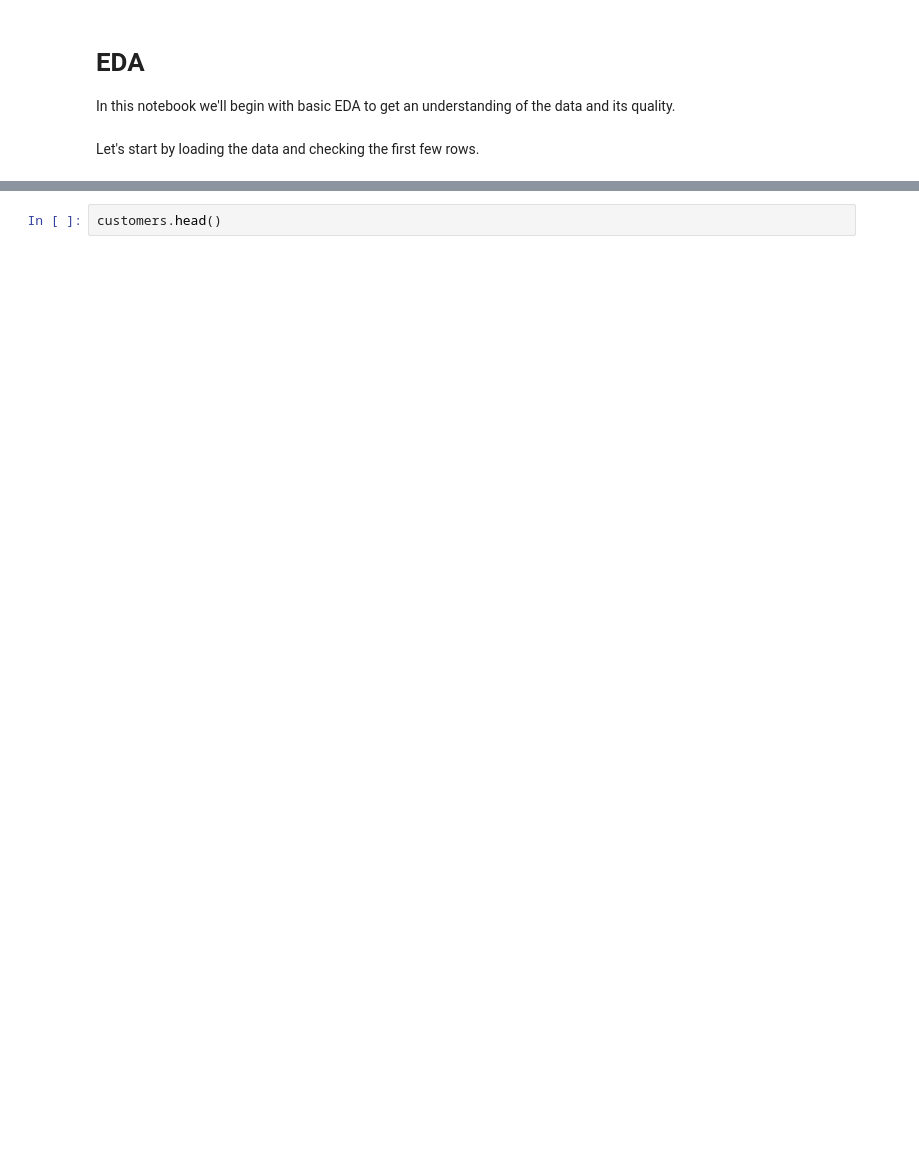
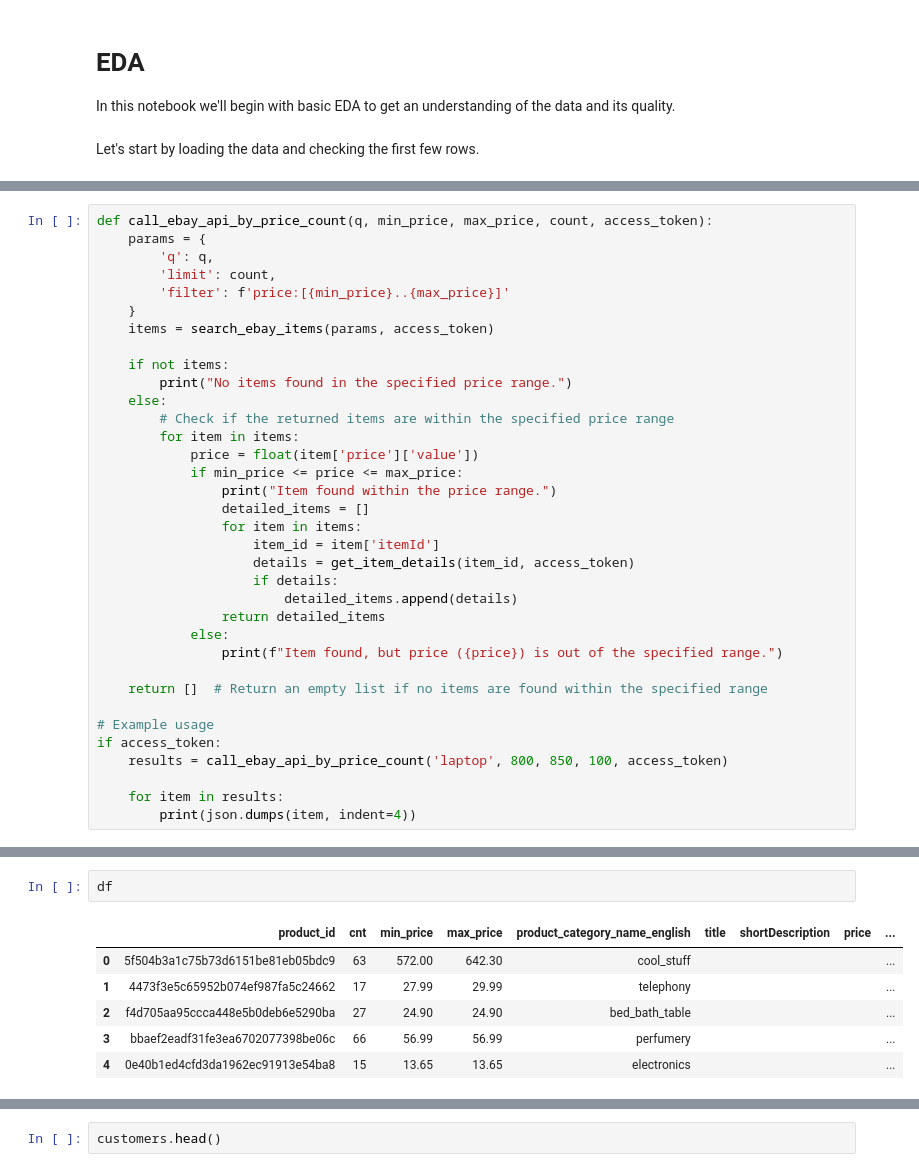
Before and after one commit to INFO-7374-Algorithmic-Digital-Marketing/Final-Project-SmartCommerce, a Jupyter notebook: data_pipeline/01_eda.ipynb, the cells around one changed output, grey strips where cells are left out. Saved outputs shown, nothing was run; the diff lists cells and outputs as text; blank space fills up the shorter version.

```diff
--- a/data_pipeline/01_eda.ipynb
+++ b/data_pipeline/01_eda.ipynb
@@ -6,0 +121,35 @@ Let's start by loading the data and checking the first few rows.
+# %%
+def call_ebay_api_by_price_count(q, min_price, max_price, count, access_token):
+    params = {
+        'q': q,
+        'limit': count,
+        'filter': f'price:[{min_price}..{max_price}]'
+    }
+    items = search_ebay_items(params, access_token)
+
+    if not items:
+        print("No items found in the specified price range.")
+    else:
+        # Check if the returned items are within the specified price range
+        for item in items:
+            price = float(item['price']['value'])
+            if min_price <= price <= max_price:
+                print("Item found within the price range.")
+                detailed_items = []
+                for item in items:
+                    item_id = item['itemId']
+                    details = get_item_details(item_id, access_token)
+                    if details:
+                        detailed_items.append(details)
+                return detailed_items
+            else:
+                print(f"Item found, but price ({price}) is out of the specified range.")
+
+    return []  # Return an empty list if no items are found within the specified range
+
+# Example usage
+if access_token:
+    results = call_ebay_api_by_price_count('laptop', 800, 850, 100, access_token)
+
+    for item in results:
+        print(json.dumps(item, indent=4))
@@ -7,2 +792,11 @@ Let's start by loading the data and checking the first few rows.
+# %%
+df
+# %% [output]
+|  | product_id | cnt | min_price | max_price | product_category_name_english | title | shortDescription | price | ... |
+| 0 | 5f504b3a1c75b73d6151be81eb05bdc9 | 63 | 572.00 | 642.30 | cool_stuff |  |  |  | ... |
+| 1 | 4473f3e5c65952b074ef987fa5c24662 | 17 | 27.99 | 29.99 | telephony |  |  |  | ... |
+| 2 | f4d705aa95ccca448e5b0deb6e5290ba | 27 | 24.90 | 24.90 | bed_bath_table |  |  |  | ... |
+| 3 | bbaef2eadf31fe3ea6702077398be06c | 66 | 56.99 | 56.99 | perfumery |  |  |  | ... |
+| 4 | 0e40b1ed4cfd3da1962ec91913e54ba8 | 15 | 13.65 | 13.65 | electronics |  |  |  | ... |
 # %%
 import pandas as pd
```
Also changed, not shown: parts of 10 cells of this notebook, 15 other files.
